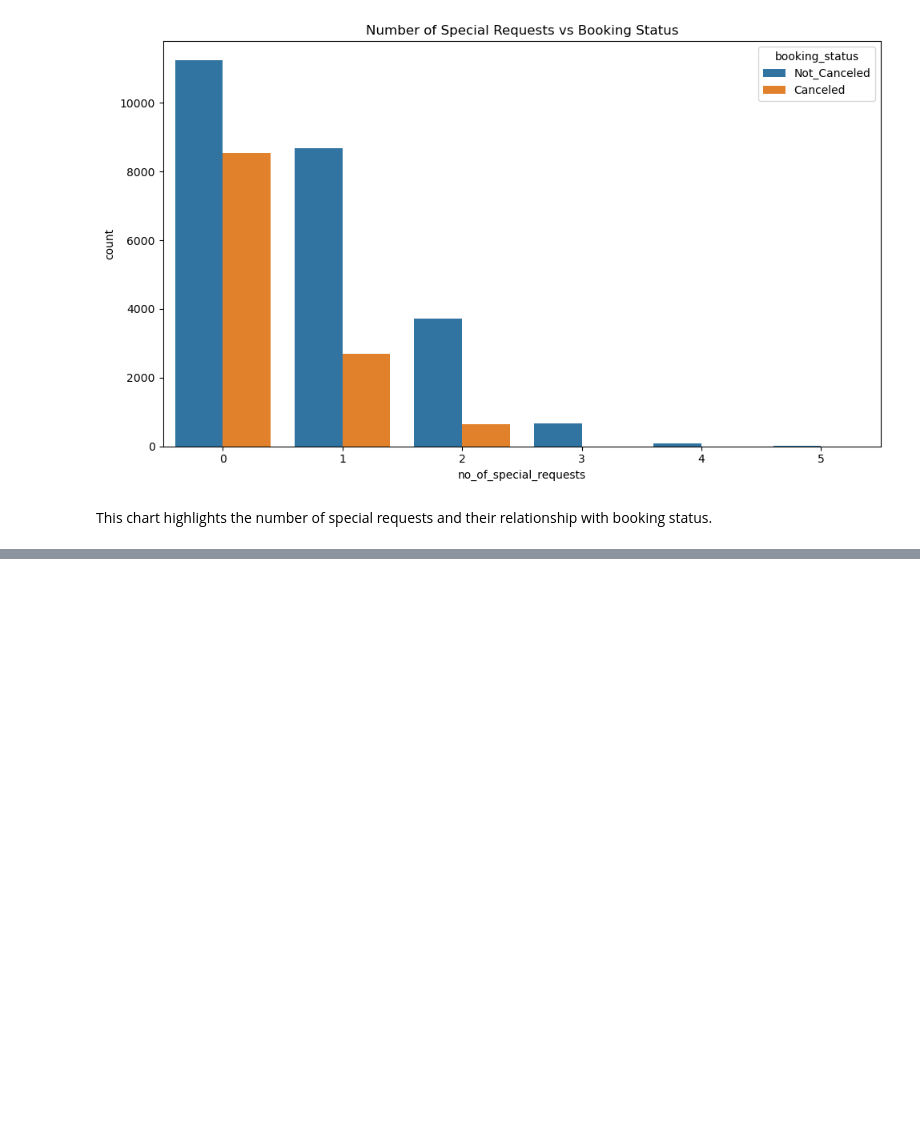
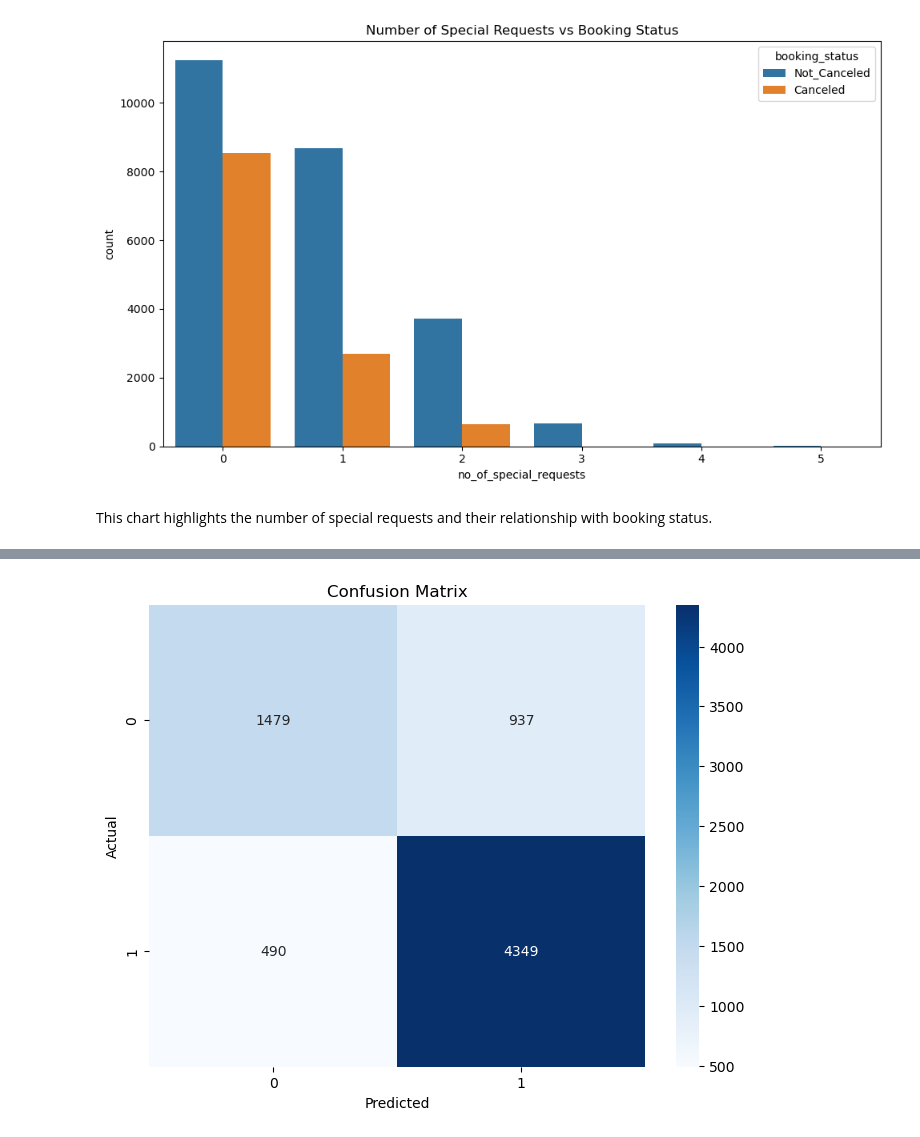
Before and after one commit to James-tech4/JAMES-PHASE-3-DSPT-8-PROJECT, a Jupyter notebook: project.ipynb, the cells around one changed output, grey strips where cells are left out. Drawn from its saved outputs; the diff is of its cells as text; code cells hidden in the pictures; blank space fills up the shorter version.

```diff
--- a/project.ipynb
+++ b/project.ipynb
@@ -262,0 +347,19 @@ def skewness_heatmap(df, num_features, center_value=0):
+# %%
+#Identifying categorical variables for OneHotEncoding
+categorical_columns = ['market_segment_type']
+
+#OneHotEncoding categorical variables
+data = pd.get_dummies(data, columns=categorical_columns, drop_first=True, dtype=int)
+
+#Splitting the dataset into training and testing sets
+X = data.drop('booking_status', axis=1)
+y = data['booking_status']
+
+X_train, X_test, y_train, y_test = train_test_split(X, y, test_size=0.2, random_state=42)
+
+# Checking the shape of train and test datasets
+print("Data Split Overview:")
+print(f"Number of training samples (features): {X_train.shape[0]}")
+print(f"Number of training samples (target): {y_train.shape[0]}")
+print(f"Number of testing samples (features): {X_test.shape[0]}")
+print(f"Number of testing samples (target): {y_test.shape[0]}")
@@ -262,0 +384,13 @@ def skewness_heatmap(df, num_features, center_value=0):
+# %%
+# Creating a pipeline for Logistic Regression
+pipeline = Pipeline([('log_transform', log_transformer),
+    ('scaler', StandardScaler()),
+    ('logistic', LogisticRegression(random_state=42,
+     solver='lbfgs',penalty='l2'))])
+
+# Fitting the pipeline to the training data
+pipeline.fit(X_train, y_train)
+
+# Making predictions on the test set
+y_pred = pipeline.predict(X_test)
+y_pred_proba = pipeline.predict_proba(X_test)[:, 1]
@@ -262,0 +437,11 @@ def skewness_heatmap(df, num_features, center_value=0):
+# %%
+# Confusion Matrix
+plt.figure(figsize=(8, 6))
+conf_matrix = confusion_matrix(y_test, y_pred)
+sns.heatmap(conf_matrix, annot=True, fmt='d', cmap='Blues')
+plt.title('Confusion Matrix')
+plt.xlabel('Predicted')
+plt.ylabel('Actual')
+plt.show()
+# %% [output]
+[figure, added]
```
Also changed, not shown: parts of 21 cells of this notebook.
